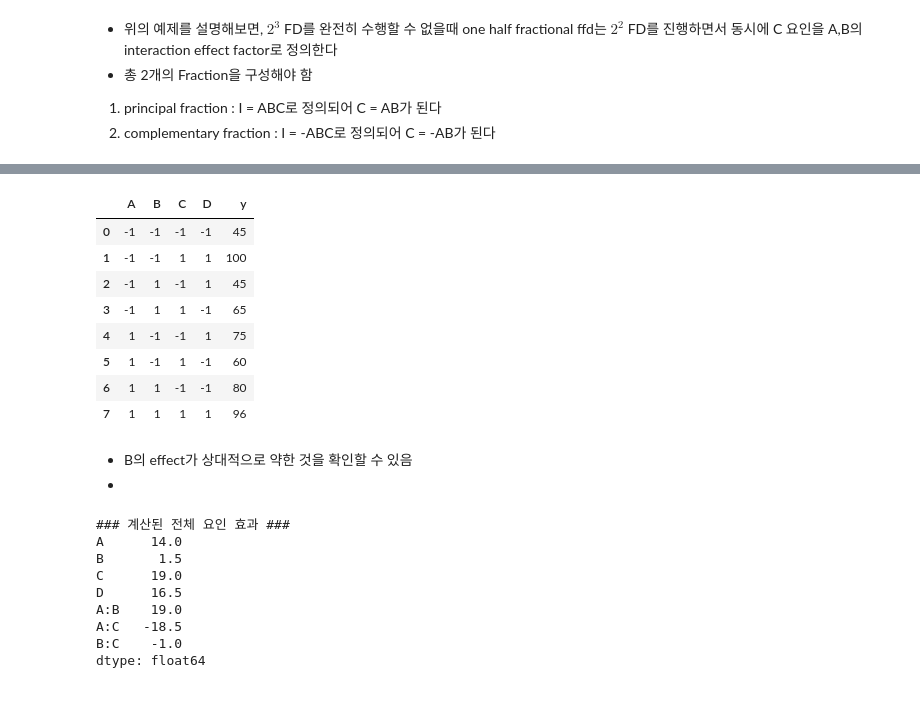
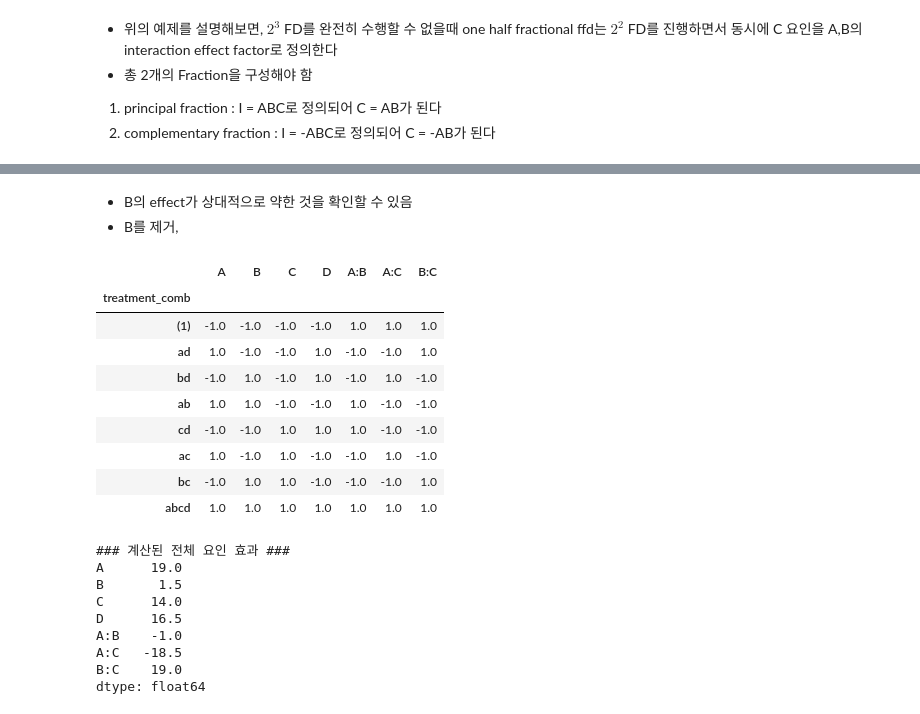
Before and after one commit to fursew05/DOE, a Jupyter notebook: 실험계획법_7장.ipynb, the cells around one changed output, grey strips where cells are left out. Cells and saved outputs as stored; diff of their text form; code cells hidden in the pictures.

```diff
--- a/실험계획법_7장.ipynb
+++ b/실험계획법_7장.ipynb
@@ -90,33 +91,35 @@ cont
-# %%
-dat8_1
-# %% [output]
-|  | A | B | C | D | y |
-| 0 | -1 | -1 | -1 | -1 | 45 |
-| 1 | -1 | -1 | 1 | 1 | 100 |
-| 2 | -1 | 1 | -1 | 1 | 45 |
-| 3 | -1 | 1 | 1 | -1 | 65 |
-| 4 | 1 | -1 | -1 | 1 | 75 |
-| 5 | 1 | -1 | 1 | -1 | 60 |
-| 6 | 1 | 1 | -1 | -1 | 80 |
-| 7 | 1 | 1 | 1 | 1 | 96 |
 # %% [markdown]
 - B의 effect가 상대적으로 약한 것을 확인할 수 있음
--
+- B를 제거,
+# %%
+cont = cont[['A','B','C','D','A:B','A:C','B:C']]
+cont
+# %% [output]
+|  | A | B | C | D | A:B | A:C | B:C |
+| treatment_comb |  |  |  |  |  |  |  |
+| (1) | -1.0 | -1.0 | -1.0 | -1.0 | 1.0 | 1.0 | 1.0 |
+| ad | 1.0 | -1.0 | -1.0 | 1.0 | -1.0 | -1.0 | 1.0 |
+| bd | -1.0 | 1.0 | -1.0 | 1.0 | -1.0 | 1.0 | -1.0 |
+| ab | 1.0 | 1.0 | -1.0 | -1.0 | 1.0 | -1.0 | -1.0 |
+| cd | -1.0 | -1.0 | 1.0 | 1.0 | 1.0 | -1.0 | -1.0 |
+| ac | 1.0 | -1.0 | 1.0 | -1.0 | -1.0 | 1.0 | -1.0 |
+| bc | -1.0 | 1.0 | 1.0 | -1.0 | -1.0 | -1.0 | 1.0 |
+| abcd | 1.0 | 1.0 | 1.0 | 1.0 | 1.0 | 1.0 | 1.0 |
 # %%
 # 2. 효과 벡터 계산
 # R: eff_vec <- (dat8_1$y %*% cont[,1:7]) / 4
-y_vec = dat8_1['y'].values
+y_vec = df['filteration_rate'].values
 eff_vec = (y_vec @ cont) / 4
 
 print("### 계산된 전체 요인 효과 ###")
 print(eff_vec)
 # %% [output]
 ### 계산된 전체 요인 효과 ###
-A      14.0
+A      19.0
 B       1.5
-C      19.0
+C      14.0
 D      16.5
-A:B    19.0
+A:B    -1.0
 A:C   -18.5
-B:C    -1.0
+B:C    19.0
 dtype: float64
```
Also changed, not shown: parts of 7 cells of this notebook.
